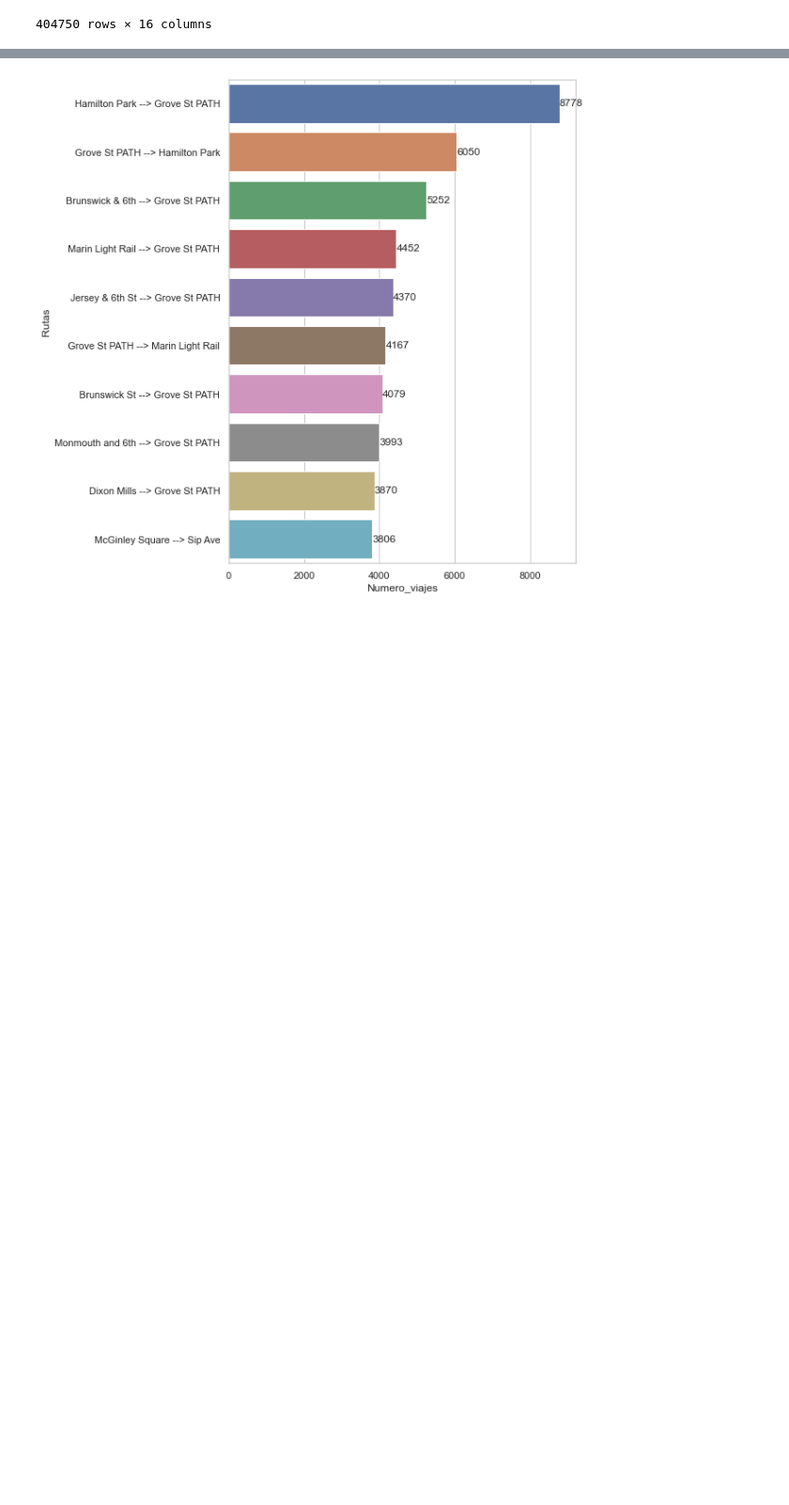
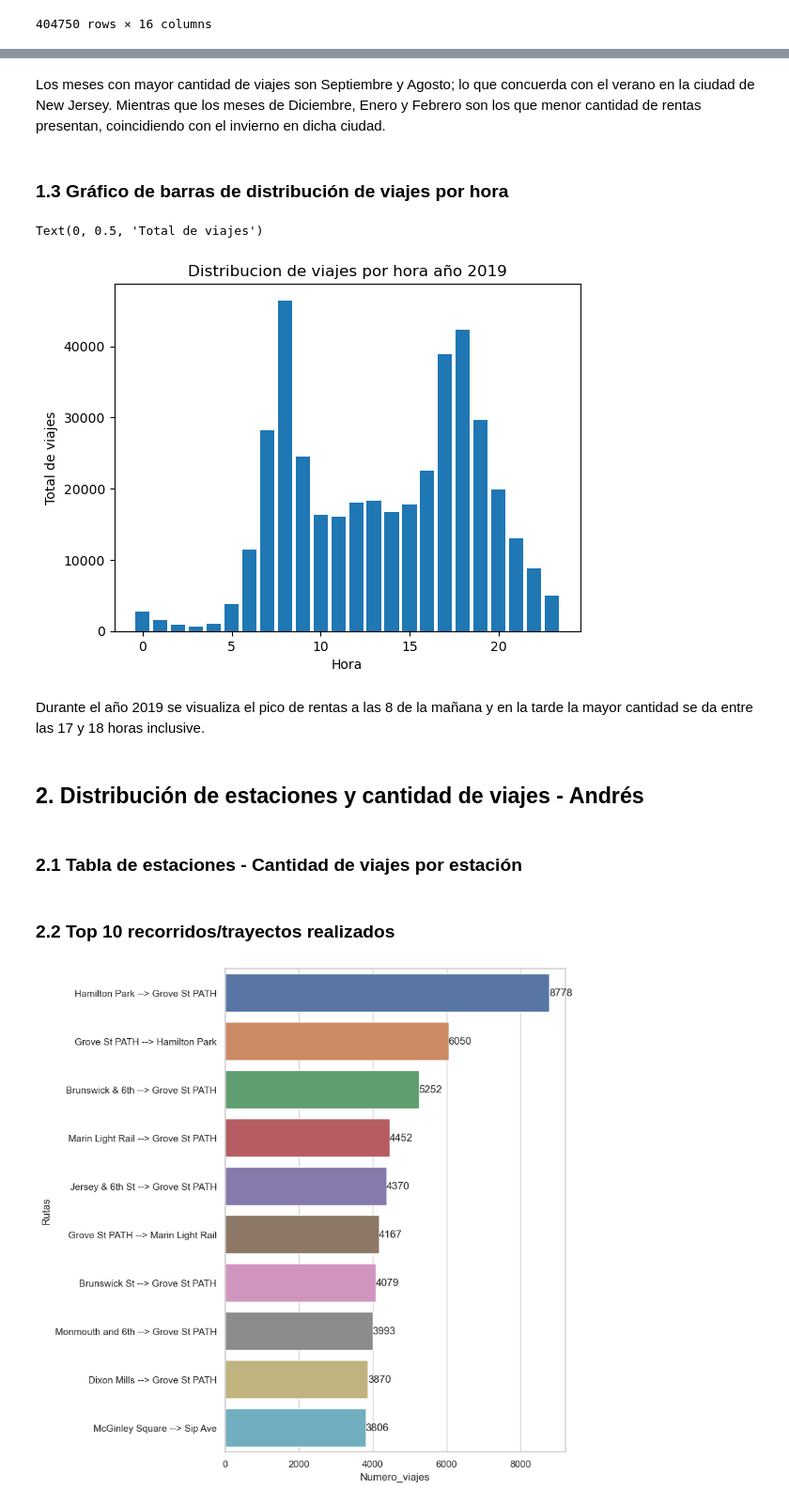
Before and after one commit to Andresmup/Data_Wrangling_CityBike_Dataset, a Jupyter notebook: Data_Storytelling/Data_Storytelling.ipynb, the cells around one changed output, grey strips where cells are left out. Shown at 94% size. Drawn from its saved outputs; the diff is of its cells as text; code cells hidden in the pictures; blank space fills up the shorter version.

```diff
--- a/Data_Storytelling/Data_Storytelling.ipynb
+++ b/Data_Storytelling/Data_Storytelling.ipynb
@@ -44,0 +73,7 @@ df_csv
+# %%
+df_csv["month"]=df_csv["starttime"].dt.month
+df_csv.head(15)
+df_count_M=df_csv.groupby("month").agg({'month':'count'}).rename(columns = {'month':'Count'}).reset_index()
+df_count_M["Mes"]=["Enero", "Febrero","Marzo","Abril","Mayo","Junio","Julio","Agosto","Septiembre",
+                   "Octubre","Noviembre","Diciembre"]
+df_count_M.sort_values(by="Count", ascending=False)
@@ -45,3 +94,28 @@ df_csv
+# %% [markdown]
+Los meses con mayor cantidad de viajes son Septiembre y Agosto; lo que concuerda con el verano en la ciudad de New Jersey.
+Mientras que los meses de Diciembre, Enero y Febrero son los que menor cantidad de rentas presentan, coincidiendo con el invierno en dicha ciudad.
+# %% [markdown]
+### 1.3 Gráfico de barras de distribución de viajes por hora
+# %%
+df_csv['hour'] = df_csv['starttime'].dt.hour
+hs=df_csv.groupby('hour').size()
+hs.index
+hs.values
+plt.bar(hs.index,hs.values)
+plt.title('Distribucion de viajes por hora año 2019')
+plt.xlabel('Hora')
+plt.ylabel('Total de viajes')
+# %% [output]
+Text(0, 0.5, 'Total de viajes')
+[figure, added]
+# %% [markdown]
+Durante el año 2019 se visualiza el pico de rentas a las 8 de la mañana y en la tarde la mayor cantidad se da entre las 17 y 18 horas inclusive.
+# %% [markdown]
+## 2. Distribución de estaciones y cantidad de viajes - Andrés
+# %% [markdown]
+### 2.1 Tabla de estaciones - Cantidad de viajes por estación
+# %% [markdown]
+### 2.2 Top 10 recorridos/trayectos realizados
 # %%
 n_by_start_station_id = pd.DataFrame(df_csv,columns=['tripnumber','start station name', 'end station name'])
 n_by_start_station_id = n_by_start_station_id.groupby(["start station name", "end station name"])["tripnumber"].count()
```
Also changed, not shown: parts of 25 cells of this notebook, 1 other file.
